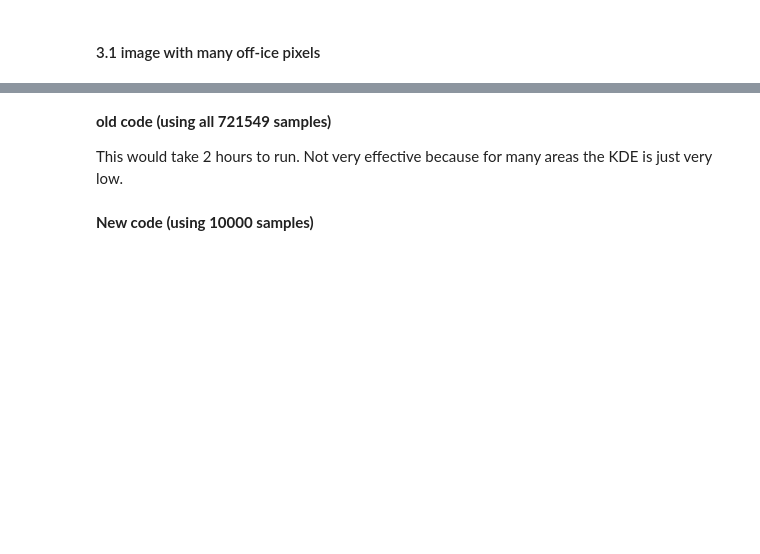
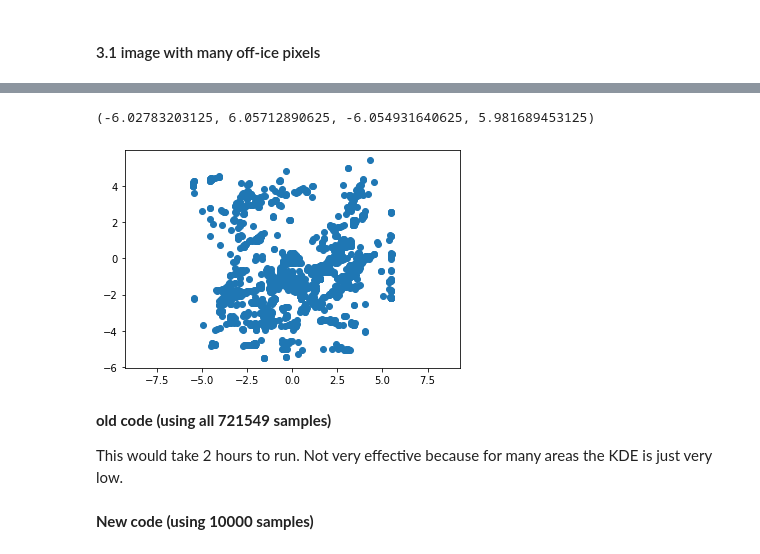
Before and after one commit to whyjz/GLAFT, a Jupyter notebook: notebooks/stable_area_error_assessment/metric_off-ice-error_supplemental.ipynb, the cells around one changed output, grey strips where cells are left out. Drawn from its saved outputs; the diff is of its cells as text; code cells hidden in the pictures; blank space fills up the shorter version.

```diff
--- a/notebooks/stable_area_error_assessment/metric_off-ice-error_supplemental.ipynb
+++ b/notebooks/stable_area_error_assessment/metric_off-ice-error_supplemental.ipynb
@@ -12,0 +34,2 @@ carst_geotiff_y = '/home/jovyan/Projects/PX_comparison/PX/CARST/20180304_2018040
+# %%
+xy = glaft.test_static_terrain_velo(vxfile=carst_geotiff_x, vyfile=carst_geotiff_y, static_area=in_shp)
@@ -13,3 +56,9 @@ carst_geotiff_y = '/home/jovyan/Projects/PX_comparison/PX/CARST/20180304_2018040
+# %%
+plt.scatter(xy[0, :], xy[1, :])
+plt.axis('equal')
+# %% [output]
+(-6.02783203125, 6.05712890625, -6.054931640625, 5.981689453125)
+[figure, added]
 # %% [markdown]
 **old code (using all 721549 samples)**
 
```
Also changed, not shown: parts of 13 cells of this notebook, 4 other files.
